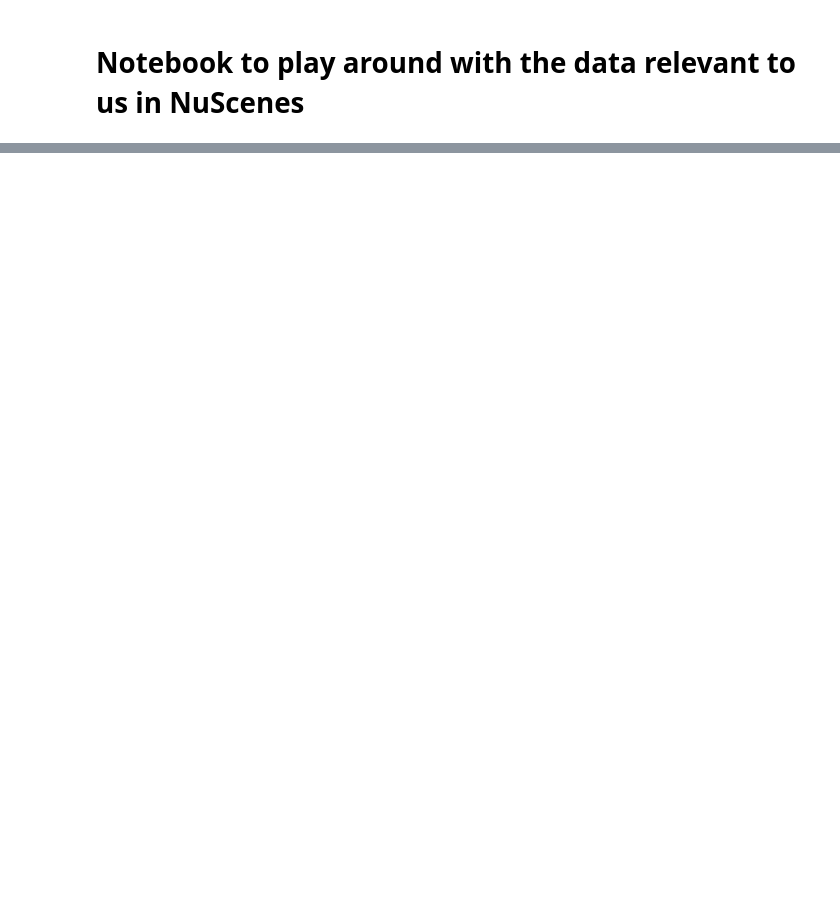
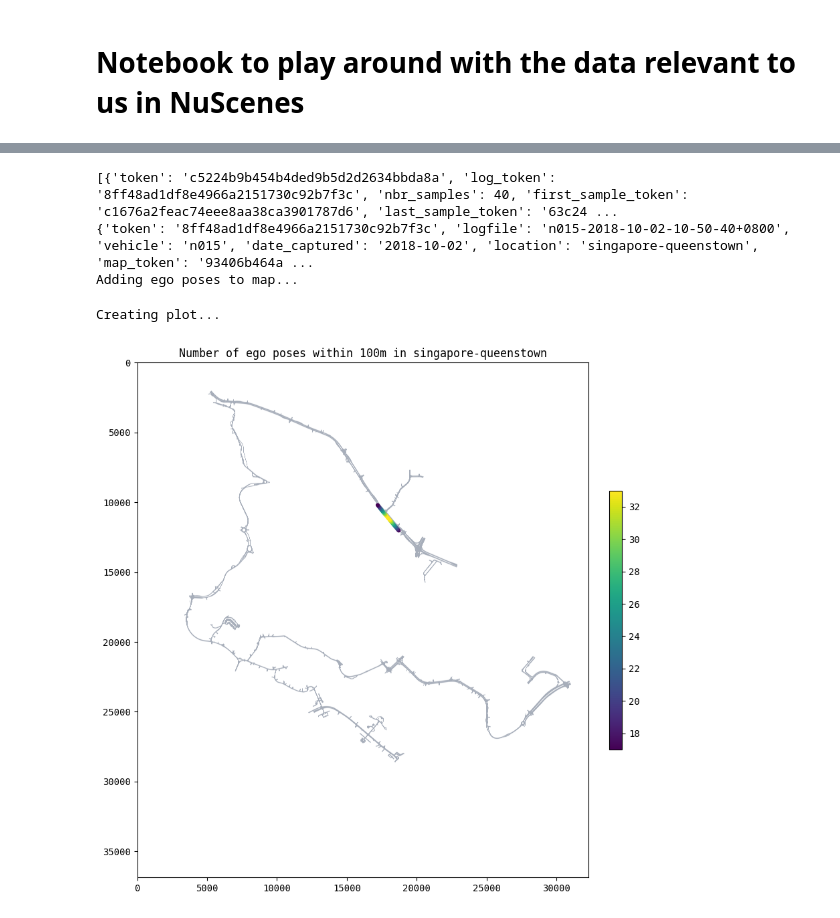
Before and after one commit to CCLDArjun/traffic_motion_predictor, a Jupyter notebook: notebooks/NuScenesDataset.ipynb, the cells around one changed output, grey strips where cells are left out. Drawn from its saved outputs; the diff is of its cells as text; code cells hidden in the pictures; blank space fills up the shorter version.

Commit message:
Testing viz functions

```diff
--- a/notebooks/NuScenesDataset.ipynb
+++ b/notebooks/NuScenesDataset.ipynb
@@ -47,0 +63,19 @@ d[0]
+# %%
+# Render scene on map (takes a bit of time)
+scene_token = random_sample["scene_token"]
+scene = [e for e in d.nusc.scene if e['token'] == scene_token]
+assert(len(scene)==1)
+#information about the scene, prob should be a helper function somewhere, if not should make one?
+print(scene)
+scene = scene[0]
+log = [e for e in d.nusc.log if e['token'] == scene["log_token"]]
+assert(len(log)==1)
+log = log[0]
+print(log)
+d.nusc.render_egoposes_on_map(log_location=log["location"],scene_tokens=[scene["token"]])
+# %% [output]
+[{'token': 'c5224b9b454b4ded9b5d2d2634bbda8a', 'log_token': '8ff48ad1df8e4966a2151730c92b7f3c', 'nbr_samples': 40, 'first_sample_token': 'c1676a2feac74eee8aa38ca3901787d6', 'last_sample_token': '63c24 ...
+{'token': '8ff48ad1df8e4966a2151730c92b7f3c', 'logfile': 'n015-2018-10-02-10-50-40+0800', 'vehicle': 'n015', 'date_captured': '2018-10-02', 'location': 'singapore-queenstown', 'map_token': '93406b464a ...
+Adding ego poses to map...
+Creating plot...
+[figure, added]
```
Also changed, not shown: parts of 6 cells of this notebook.
